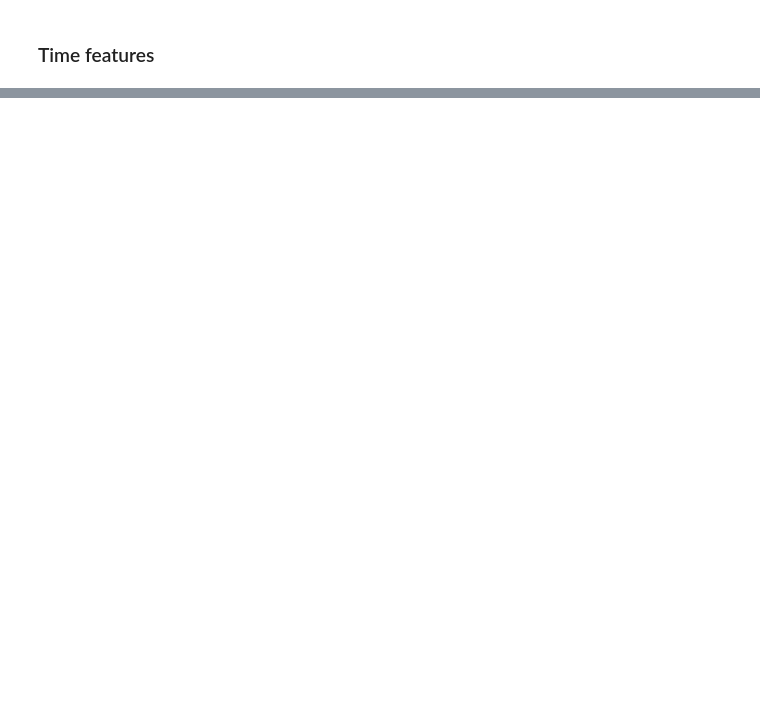
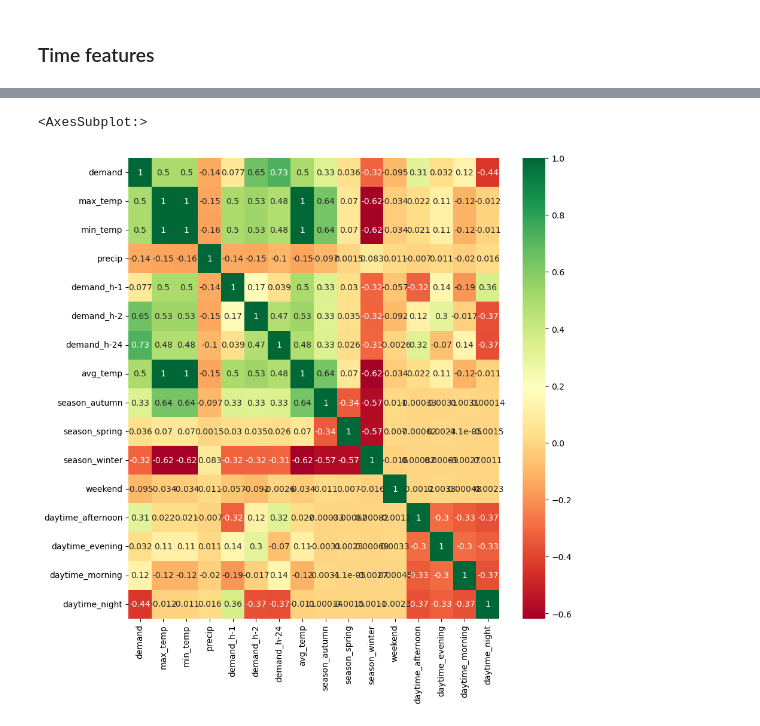
Before and after one commit to RavenRudi/AA_Group16, a Jupyter notebook: demand_forecast.ipynb, the cells around one changed output, grey strips where cells are left out. Cells and saved outputs as stored; diff of their text form; code cells hidden in the pictures; blank space fills up the shorter version.

```diff
--- a/demand_forecast.ipynb
+++ b/demand_forecast.ipynb
@@ -167,0 +153,20 @@ datetime(2015,6,22).weekday()
+# %%
+point_of_day = ["morning", "afternoon", "evening", "night"]
+morning_hours = [*range(6, 12)]
+afternoon_hours = [*range(12, 18)]
+evening = [*range(18, 23)]
+night = [23] + [*range(0, 6)]
+
+
+def get_point_of_day(hour):
+    if hour in morning_hours:
+        return "morning"
+    elif hour in afternoon_hours:
+        return "afternoon"
+    elif hour in evening:
+        return "evening"
+    elif hour in night:
+        return "night"
+# %%
+df_demand['daytime'] = df_demand["date_time"].dt.hour.apply(lambda x: get_point_of_day(x))
+df_demand = pd.get_dummies(df_demand, columns=['daytime'])
@@ -167,0 +182,9 @@ datetime(2015,6,22).weekday()
+# %%
+corr_matrix = df_demand.corr()
+top_corr_features = corr_matrix.index
+plt.figure(figsize=(10,10))
+
+sns.heatmap(df_demand[top_corr_features].corr(),annot=True,cmap="RdYlGn")
+# %% [output]
+<AxesSubplot:>
+[figure, added]
```
Also changed, not shown: parts of 10 cells of this notebook.
